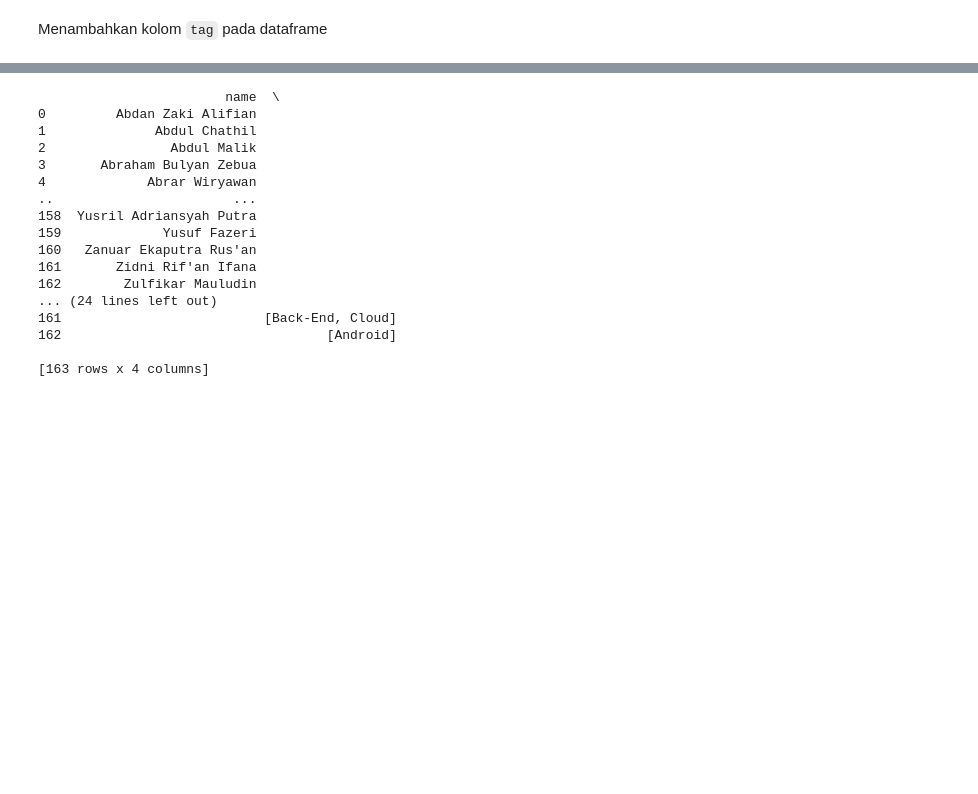
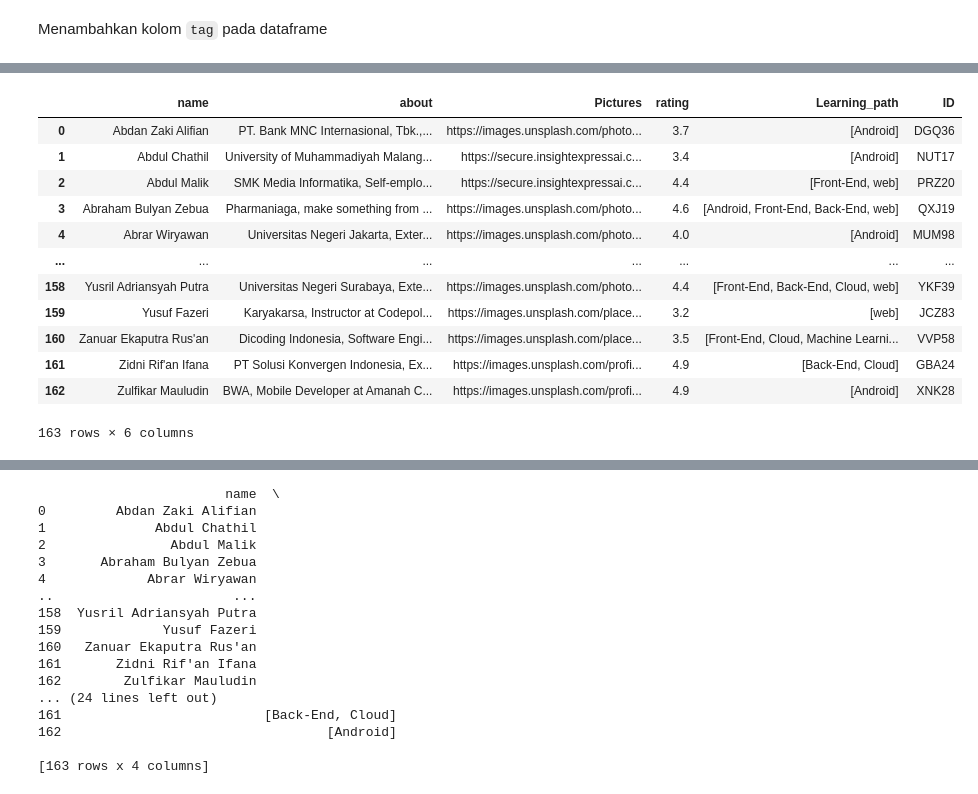
Before and after one commit to abdinegara783/ML-Mentoring-Platform-Dicoding, a Jupyter notebook: Recommender_System_Fix.ipynb, the cells around one changed output, grey strips where cells are left out. Cells and saved outputs as stored; diff of their text form; code cells hidden in the pictures; blank space fills up the shorter version.

```diff
--- a/Recommender_System_Fix.ipynb
+++ b/Recommender_System_Fix.ipynb
@@ -192,0 +221,24 @@ df_mentor
+# %%
+import pandas as pd
+import random
+import string
+
+def generate_dummy_data():
+    letters = ''.join(random.choices(string.ascii_uppercase, k=3))
+    numbers = ''.join(random.choices(string.digits, k=2))
+    dummy_id = letters + numbers
+
+    # Tambahkan logika untuk fitur data lainnya sesuai kebutuhan
+
+    dummy_data = {
+        'ID': dummy_id,
+        # Tambahkan fitur data lainnya sesuai kebutuhan
+    }
+
+    return dummy_data
+  # Buat DataFrame kosong
+
+# Mengisi kolom 'ID' dengan data dummy
+df_mentor1 = []
+df_mentor1 = [generate_dummy_data()['ID'] for _ in range(163)]  # Ubah 10 sesuai dengan jumlah data yang diinginkan
+df_mentor1 = pd.DataFrame({'ID': df_mentor1})
@@ -192,0 +247,16 @@ df_mentor
+# %%
+df_mentor
+# %% [output]
+|  | name | about | Pictures | rating | Learning_path | ID |
+| 0 | Abdan Zaki Alifian | PT. Bank MNC Internasional, Tbk.,... | https://images.unsplash.com/photo... | 3.7 | [Android] | DGQ36 |
+| 1 | Abdul Chathil | University of Muhammadiyah Malang... | https://secure.insightexpressai.c... | 3.4 | [Android] | NUT17 |
+| 2 | Abdul Malik | SMK Media Informatika, Self-emplo... | https://secure.insightexpressai.c... | 4.4 | [Front-End, web] | PRZ20 |
+| 3 | Abraham Bulyan Zebua | Pharmaniaga, make something from ... | https://images.unsplash.com/photo... | 4.6 | [Android, Front-End, Back-End, web] | QXJ19 |
+| 4 | Abrar Wiryawan | Universitas Negeri Jakarta, Exter... | https://images.unsplash.com/photo... | 4.0 | [Android] | MUM98 |
+| ... | ... | ... | ... | ... | ... | ... |
+| 158 | Yusril Adriansyah Putra | Universitas Negeri Surabaya, Exte... | https://images.unsplash.com/photo... | 4.4 | [Front-End, Back-End, Cloud, web] | YKF39 |
+| 159 | Yusuf Fazeri | Karyakarsa, Instructor at Codepol... | https://images.unsplash.com/place... | 3.2 | [web] | JCZ83 |
+| 160 | Zanuar Ekaputra Rus'an | Dicoding Indonesia, Software Engi... | https://images.unsplash.com/place... | 3.5 | [Front-End, Cloud, Machine Learni... | VVP58 |
+| 161 | Zidni Rif'an Ifana | PT Solusi Konvergen Indonesia, Ex... | https://images.unsplash.com/profi... | 4.9 | [Back-End, Cloud] | GBA24 |
+| 162 | Zulfikar Mauludin | BWA, Mobile Developer at Amanah C... | https://images.unsplash.com/profi... | 4.9 | [Android] | XNK28 |
+163 rows × 6 columns
```
Also changed, not shown: parts of 14 cells of this notebook.
